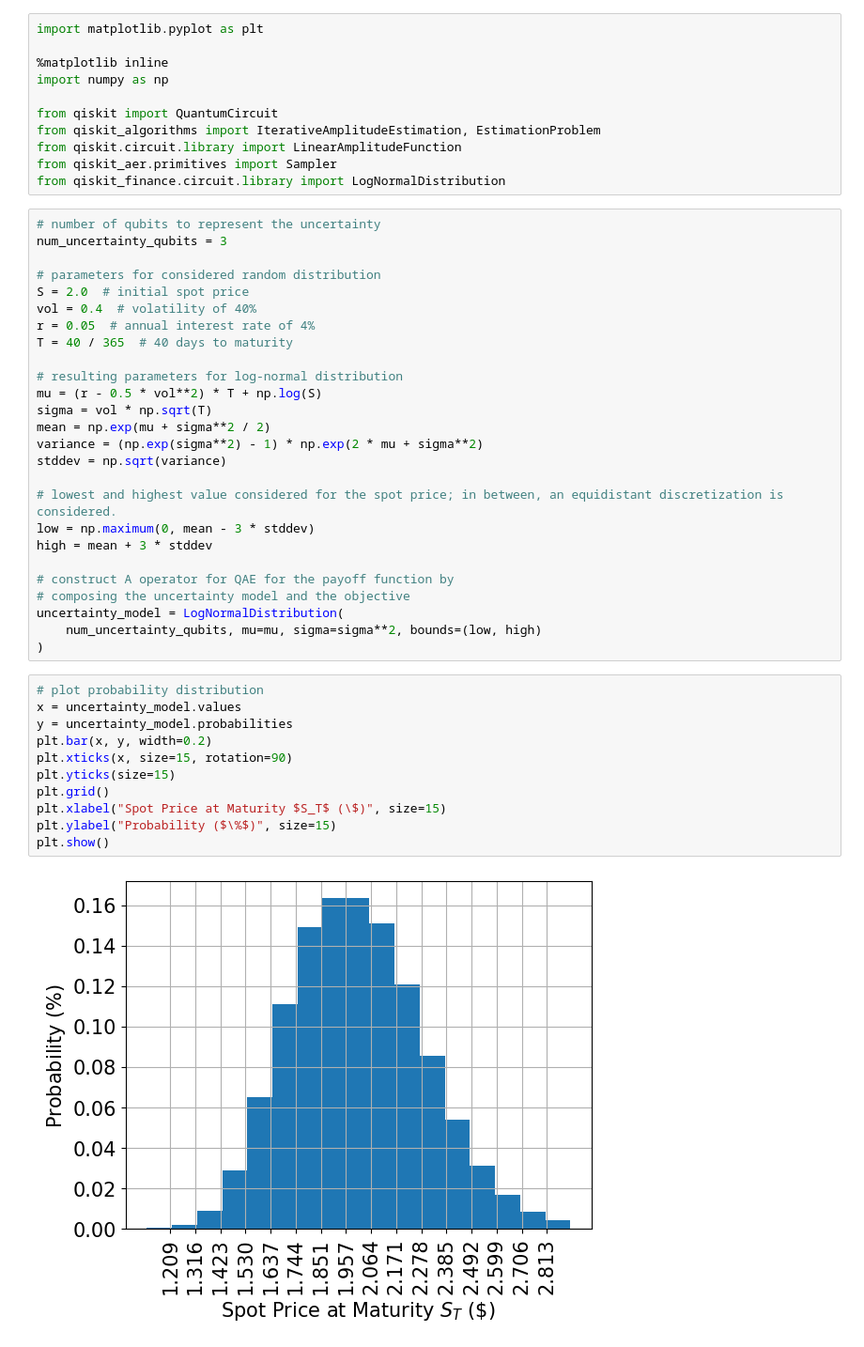
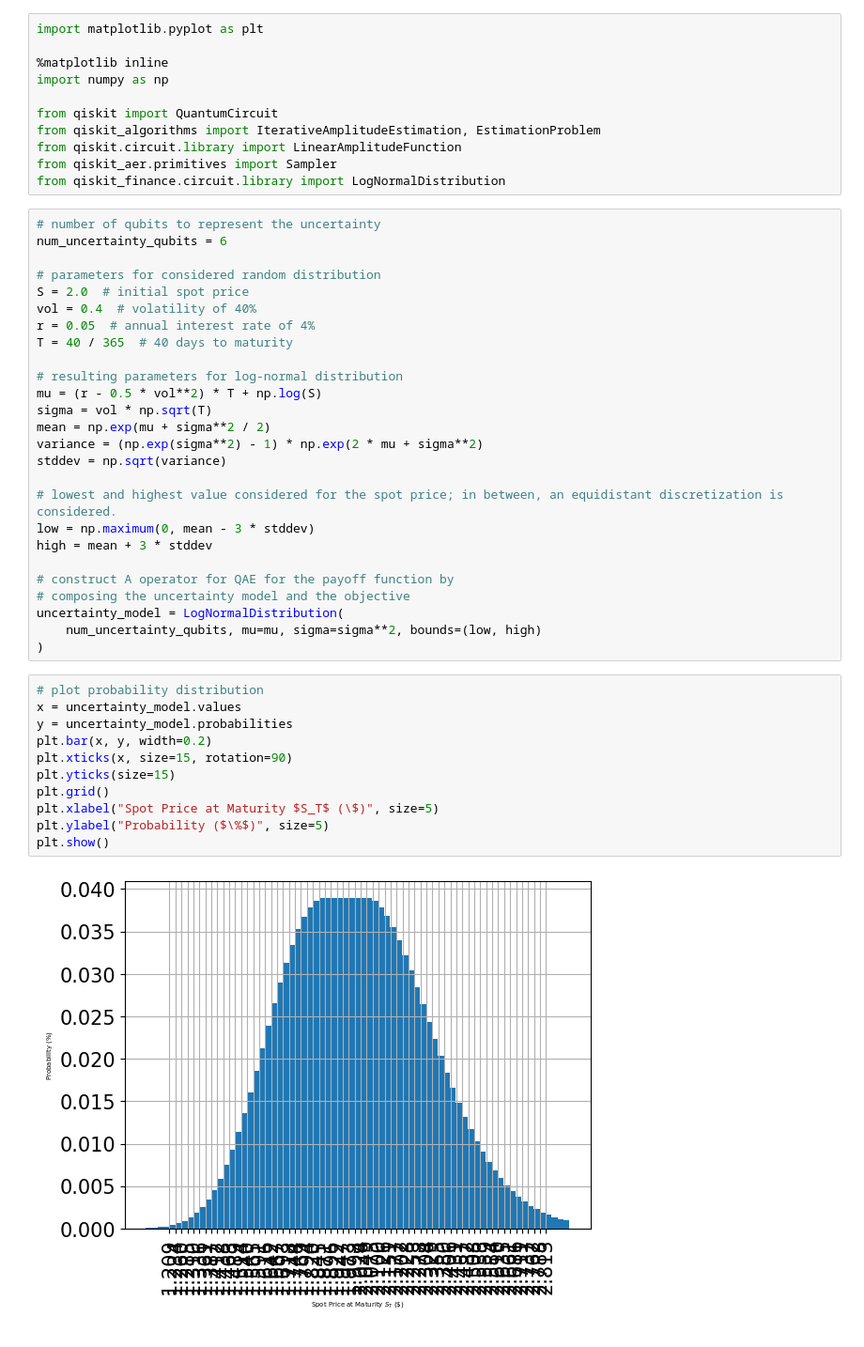
Before and after one commit to XiaoYunhan/Quantum-Monte-Carlo-for-Exotic-Option-Pricing, a Jupyter notebook: notebooks/Qsikit_Finance.ipynb, the cells around one changed output. Shown: that part at 94% size. Saved outputs shown, nothing was run; the diff lists cells and outputs as text.

```diff
--- a/notebooks/Qsikit_Finance.ipynb
+++ b/notebooks/Qsikit_Finance.ipynb
@@ -11,7 +11,7 @@ from qiskit_aer.primitives import Sampler
 from qiskit_finance.circuit.library import LogNormalDistribution
 # %%
 # number of qubits to represent the uncertainty
-num_uncertainty_qubits = 3
+num_uncertainty_qubits = 6
 
 # parameters for considered random distribution
 S = 2.0  # initial spot price
@@ -38,16 +38,16 @@ uncertainty_model = LogNormalDistribution(
 # %%
 # plot probability distribution
 x = uncertainty_model.values
 y = uncertainty_model.probabilities
 plt.bar(x, y, width=0.2)
 plt.xticks(x, size=15, rotation=90)
 plt.yticks(size=15)
 plt.grid()
-plt.xlabel("Spot Price at Maturity $S_T$ (\$)", size=15)
-plt.ylabel("Probability ($\%$)", size=15)
+plt.xlabel("Spot Price at Maturity $S_T$ (\$)", size=5)
+plt.ylabel("Probability ($\%$)", size=5)
 plt.show()
 # %% [output]
-[figure, old version]
+[figure, new version]
 # %%
 # set the strike price (should be within the low and the high value of the uncertainty)
 strike_price = 1.896
```
Also changed, not shown: parts of 2 cells of this notebook, 2 other files.
